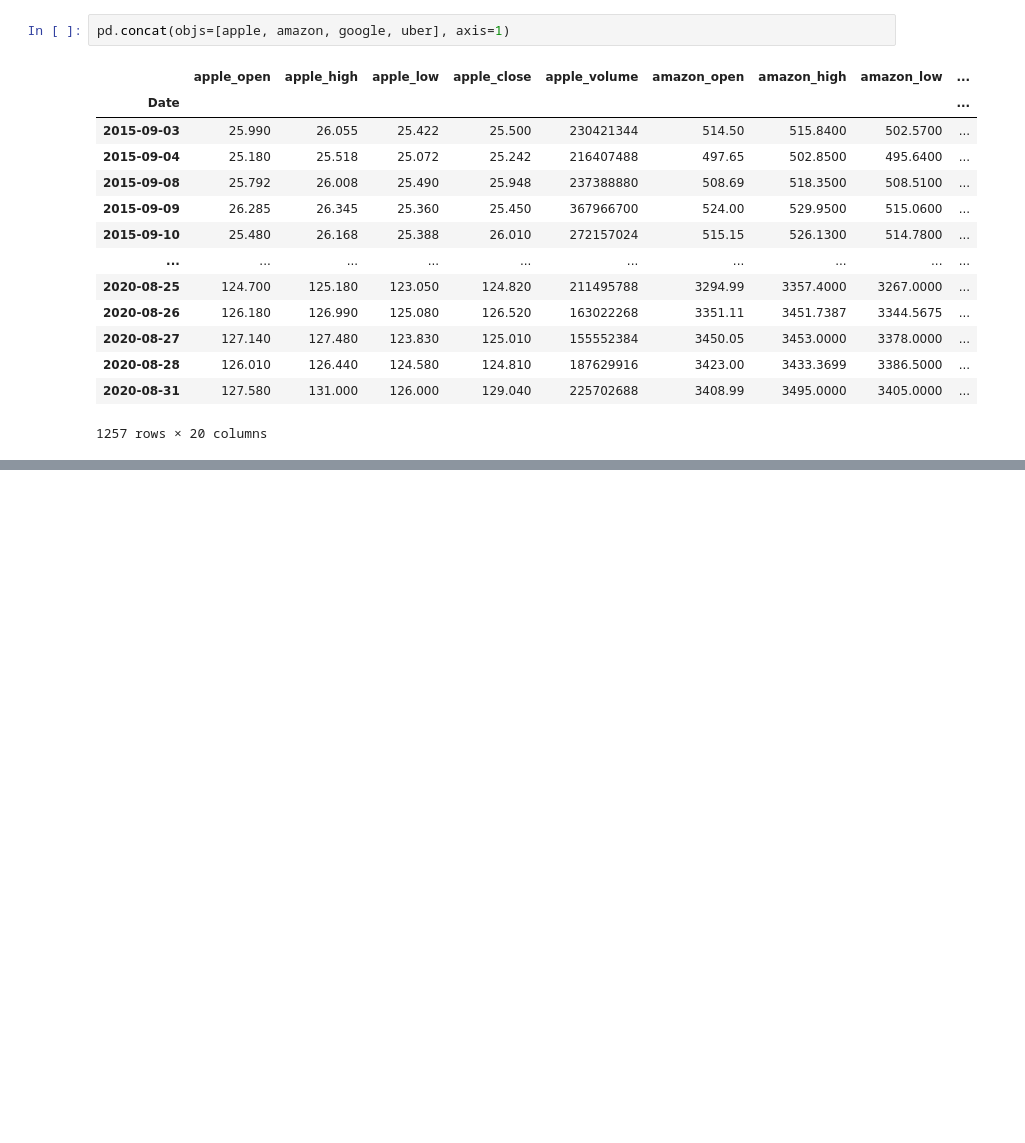
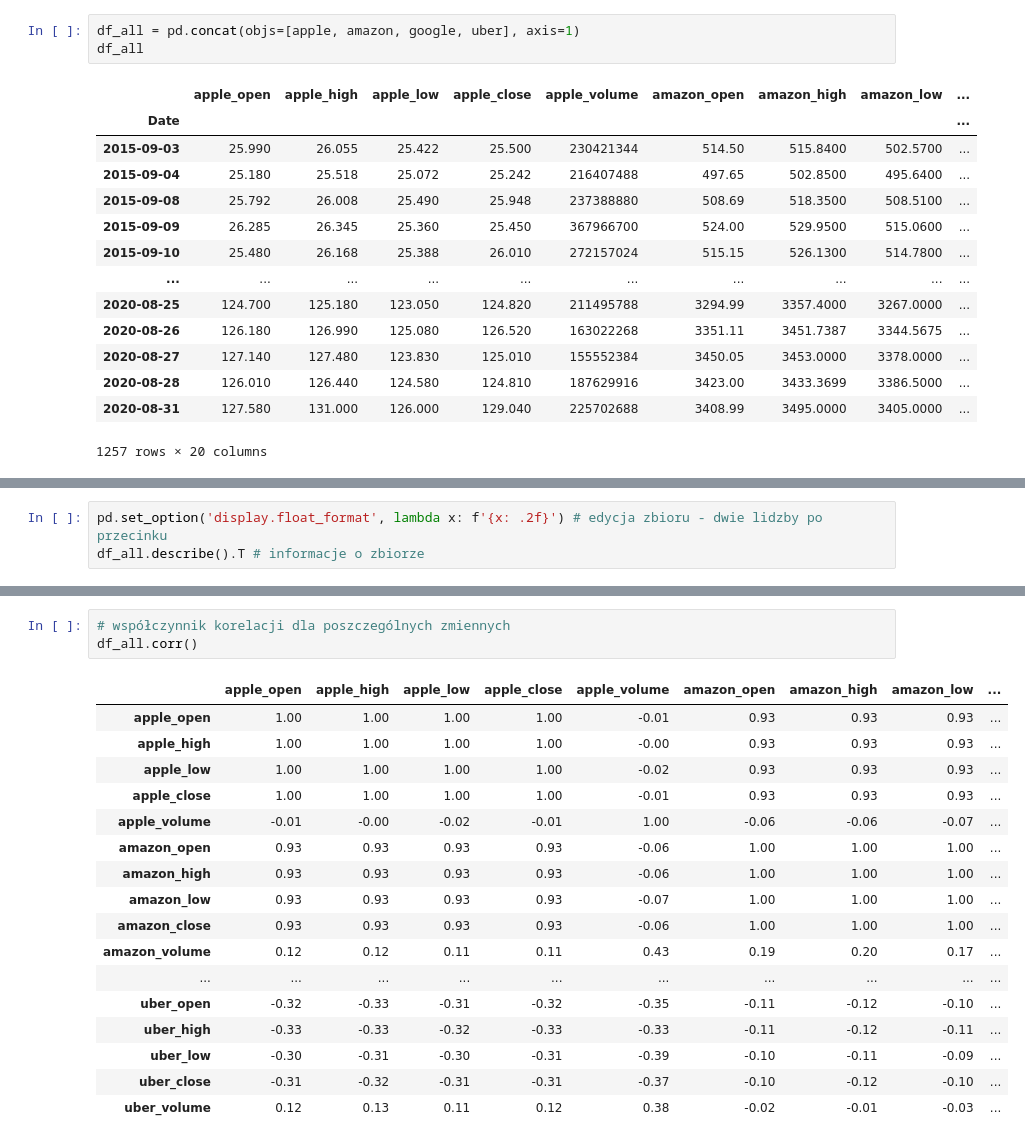
Before and after one commit to mietekdom/Data-Science, a Jupyter notebook: 01_knowledge/08_łaczenie_danych.ipynb, the cells around one changed output, grey strips where cells are left out. Drawn from its saved outputs; the diff is of its cells as text; blank space fills up the shorter version.

```diff
--- a/01_knowledge/08_łaczenie_danych.ipynb
+++ b/01_knowledge/08_łaczenie_danych.ipynb
@@ -79,7 +79,8 @@ apple.head()
 # %% [markdown]
 Łaczenie kolumn
 # %%
-pd.concat(objs=[apple, amazon, google, uber], axis=1)
+df_all = pd.concat(objs=[apple, amazon, google, uber], axis=1)
+df_all
 # %% [output]
 |  | apple_open | apple_high | apple_low | apple_close | apple_volume | amazon_open | amazon_high | amazon_low | ... |
 | Date |  |  |  |  |  |  |  |  | ... |
@@ -97,0 +119,3 @@ pd.concat(objs=[apple, amazon, google, uber], axis=1)
+# %%
+pd.set_option('display.float_format', lambda x: f'{x: .2f}') # edycja zbioru - dwie lidzby po przecinku
+df_all.describe().T # informacje o zbiorze
@@ -97,0 +140,21 @@ pd.concat(objs=[apple, amazon, google, uber], axis=1)
+# %%
+# współczynnik korelacji dla poszczególnych zmiennych
+df_all.corr()
+# %% [output]
+|  | apple_open | apple_high | apple_low | apple_close | apple_volume | amazon_open | amazon_high | amazon_low | ... |
+| apple_open | 1.00 | 1.00 | 1.00 | 1.00 | -0.01 | 0.93 | 0.93 | 0.93 | ... |
+| apple_high | 1.00 | 1.00 | 1.00 | 1.00 | -0.00 | 0.93 | 0.93 | 0.93 | ... |
+| apple_low | 1.00 | 1.00 | 1.00 | 1.00 | -0.02 | 0.93 | 0.93 | 0.93 | ... |
+| apple_close | 1.00 | 1.00 | 1.00 | 1.00 | -0.01 | 0.93 | 0.93 | 0.93 | ... |
+| apple_volume | -0.01 | -0.00 | -0.02 | -0.01 | 1.00 | -0.06 | -0.06 | -0.07 | ... |
+| amazon_open | 0.93 | 0.93 | 0.93 | 0.93 | -0.06 | 1.00 | 1.00 | 1.00 | ... |
+| amazon_high | 0.93 | 0.93 | 0.93 | 0.93 | -0.06 | 1.00 | 1.00 | 1.00 | ... |
+| amazon_low | 0.93 | 0.93 | 0.93 | 0.93 | -0.07 | 1.00 | 1.00 | 1.00 | ... |
+| amazon_close | 0.93 | 0.93 | 0.93 | 0.93 | -0.06 | 1.00 | 1.00 | 1.00 | ... |
+| amazon_volume | 0.12 | 0.12 | 0.11 | 0.11 | 0.43 | 0.19 | 0.20 | 0.17 | ... |
+| ... | ... | ... | ... | ... | ... | ... | ... | ... | ... |
+| uber_open | -0.32 | -0.33 | -0.31 | -0.32 | -0.35 | -0.11 | -0.12 | -0.10 | ... |
+| uber_high | -0.33 | -0.33 | -0.32 | -0.33 | -0.33 | -0.11 | -0.12 | -0.11 | ... |
+| uber_low | -0.30 | -0.31 | -0.30 | -0.31 | -0.39 | -0.10 | -0.11 | -0.09 | ... |
+| uber_close | -0.31 | -0.32 | -0.31 | -0.31 | -0.37 | -0.10 | -0.12 | -0.10 | ... |
+| uber_volume | 0.12 | 0.13 | 0.11 | 0.12 | 0.38 | -0.02 | -0.01 | -0.03 | ... |
```
Also changed, not shown: parts of 15 cells of this notebook.
